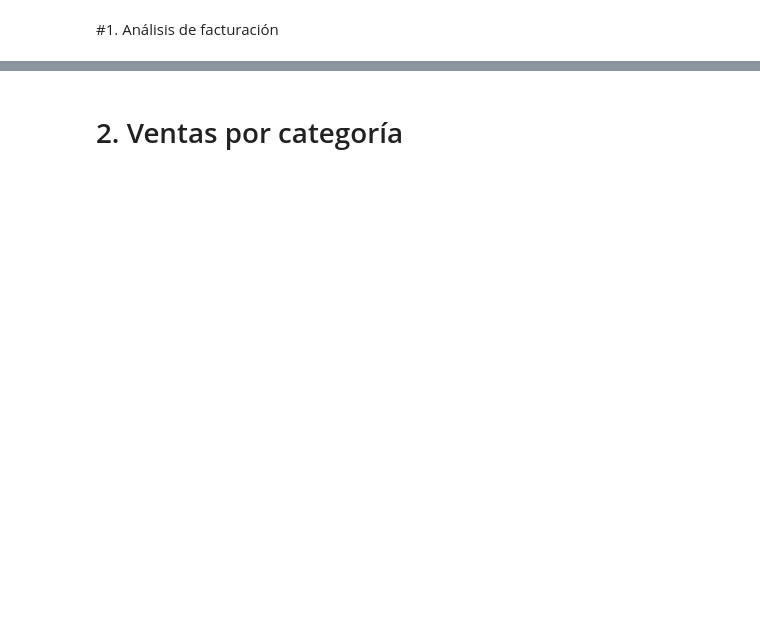
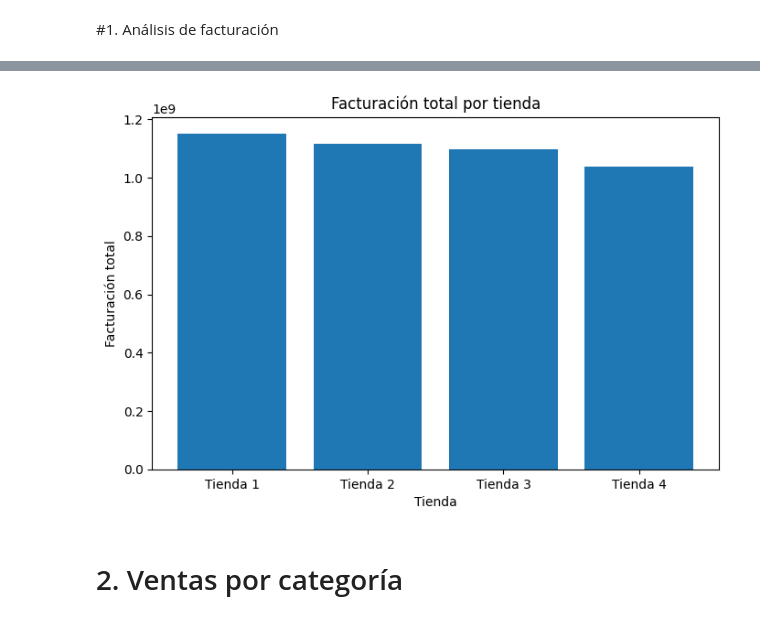
Before and after one commit to sgm0623/challenge-alura-store, a Jupyter notebook: AluraStoreLatam.ipynb, the cells around one changed output, grey strips where cells are left out. Cells and saved outputs as stored; diff of their text form; code cells hidden in the pictures; blank space fills up the shorter version.

```diff
--- a/AluraStoreLatam.ipynb
+++ b/AluraStoreLatam.ipynb
@@ -25,3 +25,13 @@ tienda.head()
 | 4 | Silla de oficina | Muebles | 335200.0 | 20200.0 | 07/11/2020 | Maria Alfonso | Medellín | ... |
 # %% [markdown]
 #1. Análisis de facturación
+# %%
+fact_t1 = tienda["Precio"].sum()
+fact_t2 = tienda2["Precio"].sum()
+fact_t3 = tienda3["Precio"].sum()
+fact_t4 = tienda4["Precio"].sum()
+
+print("Facturación Tienda 1:", fact_t1)
+print("Facturación Tienda 2:", fact_t2)
+print("Facturación Tienda 3:", fact_t3)
+print("Facturación Tienda 4:", fact_t4)
@@ -27,0 +43,7 @@ tienda.head()
+# %%
+facturacion = pd.DataFrame({
+    "Tienda": ["Tienda 1", "Tienda 2", "Tienda 3", "Tienda 4"],
+    "Facturación total": [fact_t1, fact_t2, fact_t3, fact_t4]
+})
+
+facturacion
@@ -28,2 +56,13 @@ tienda.head()
+# %%
+import matplotlib.pyplot as plt
+
+plt.figure(figsize=(8,5))
+plt.bar(facturacion["Tienda"], facturacion["Facturación total"])
+plt.title("Facturación total por tienda")
+plt.xlabel("Tienda")
+plt.ylabel("Facturación total")
+plt.show()
+# %% [output]
+[figure, added]
 # %% [markdown]
 # 2. Ventas por categoría
```
Also changed, not shown: parts of 18 cells of this notebook.
